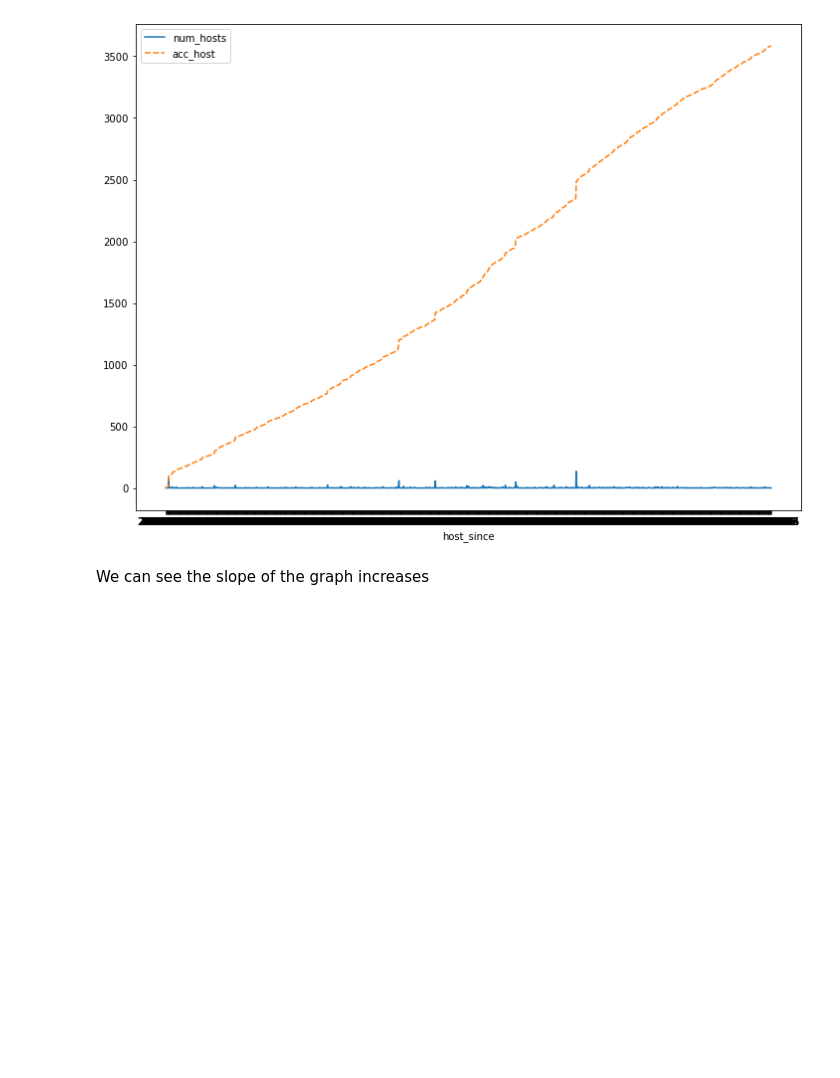
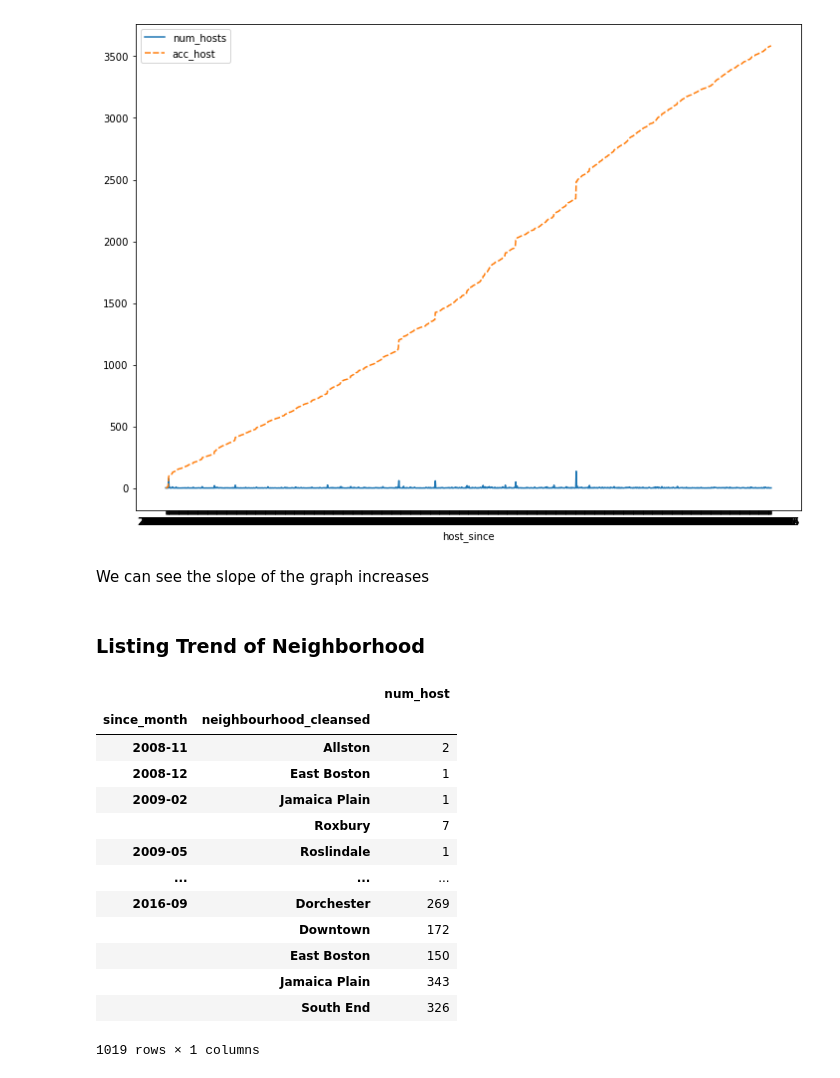
Before and after one commit to gloriagong001/Boston-Airbnb-Analysis, a Jupyter notebook: boston-airbnb.ipynb, the cells around one changed output. Cells and saved outputs as stored; diff of their text form; code cells hidden in the pictures; blank space fills up the shorter version.

```diff
--- a/boston-airbnb.ipynb
+++ b/boston-airbnb.ipynb
@@ -313,3 +313,5 @@ sns.lineplot(data=num_host)
 [figure]
 # %% [markdown]
  We can see the slope of the graph increases
+# %% [markdown]
+### Listing Trend of Neighborhood
@@ -315,0 +321,26 @@ sns.lineplot(data=num_host)
+# %%
+# get the number of hosts by neighborhood
+neigh_host=df.groupby(['since_month','neighbourhood_cleansed'])[['id']].count().groupby("neighbourhood_cleansed").cumsum()
+
+# rename the column
+neigh_host=neigh_host.rename({"id":"num_host"},axis='columns')
+
+# sort table
+neigh_host.sort_values(by=['neighbourhood_cleansed','since_month'])
+
+neigh_host
+# %% [output]
+|  |  | num_host |
+| since_month | neighbourhood_cleansed |  |
+| 2008-11 | Allston | 2 |
+| 2008-12 | East Boston | 1 |
+| 2009-02 | Jamaica Plain | 1 |
+|  | Roxbury | 7 |
+| 2009-05 | Roslindale | 1 |
+| ... | ... | ... |
+| 2016-09 | Dorchester | 269 |
+|  | Downtown | 172 |
+|  | East Boston | 150 |
+|  | Jamaica Plain | 343 |
+|  | South End | 326 |
+1019 rows × 1 columns
```
Also changed, not shown: parts of 6 cells of this notebook.
